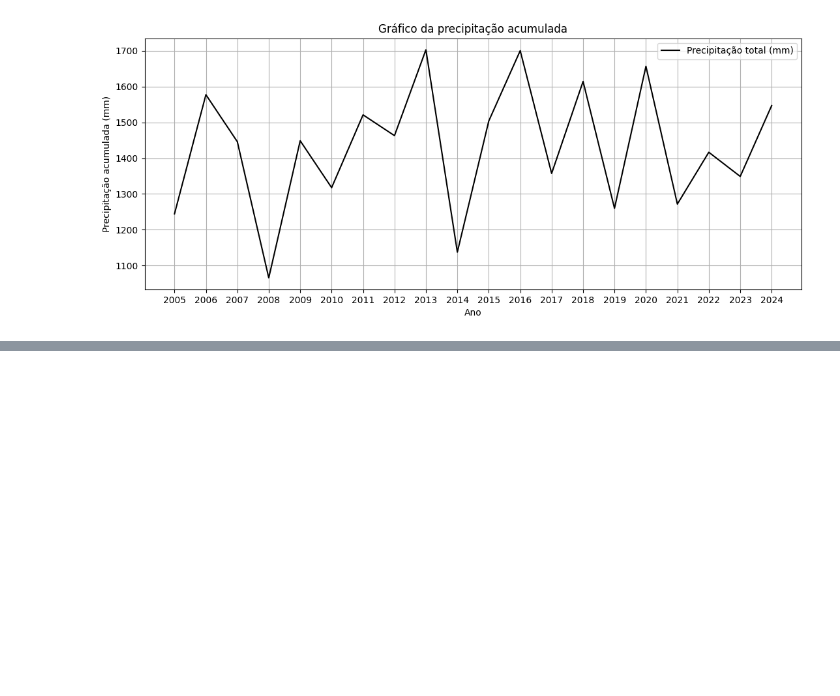
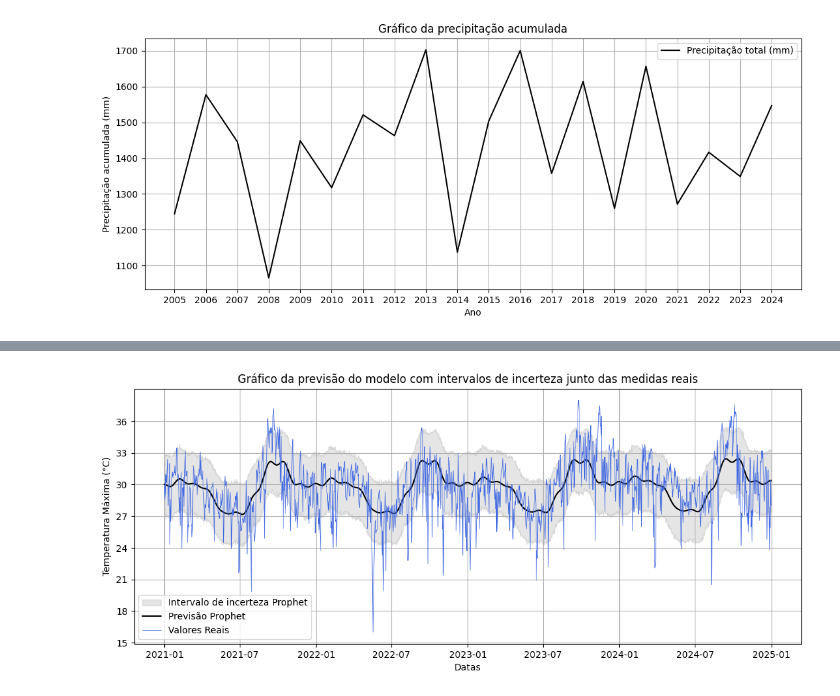
Before and after one commit to paula-belr/series-temporais-temperatura, a Jupyter notebook: atividade_extensionista_II.ipynb, the cells around one changed output, grey strips where cells are left out. Saved outputs shown, nothing was run; the diff lists cells and outputs as text; code cells hidden in the pictures; blank space fills up the shorter version.

Commit message:
feature: adicionando 'regressor' no modelo de previsão de temperaturas máximas e avaliando o modelo

```diff
--- a/atividade_extensionista_II.ipynb
+++ b/atividade_extensionista_II.ipynb
@@ -680,0 +621,16 @@ plt.show()
+# %%
+# Dividindo dados em treino e teste
+treino, teste = train_test_split(df, test_size = 0.2, shuffle = False)
+
+# Instanciando o modelo
+modelo = Prophet(daily_seasonality = False, weekly_seasonality = False)
+
+# Treinando o modelo
+modelo.fit(treino)
+
+# Fazendo previsões
+previsao = modelo.predict(teste)
+
+# Apresentando a tabela da previsão do modelo, apresentando a incerteza
+# associada
+previsao[['ds', 'yhat', 'yhat_lower', 'yhat_upper']]
@@ -680,0 +665,34 @@ plt.show()
+# %%
+fig, ax = plt.subplots()
+
+fig.set_size_inches(13, 5)
+
+ax.set_title('Gráfico da previsão do modelo com intervalos de incerteza junto das medidas reais')
+ax.set_xlabel('Datas')
+ax.set_ylabel('Temperatura Máxima (°C)')
+ax.set_yticks(np.arange(15, 39, 3))
+
+ax.fill_between(previsao['ds'],
+                previsao['yhat_lower'],
+                previsao['yhat_upper'],
+                color='grey',
+                alpha=0.2,
+                label='Intervalo de incerteza Prophet')
+
+ax.plot(previsao['ds'],
+        previsao['yhat'],
+        label = 'Previsão Prophet',
+        c = 'k',
+        lw = 1.5)
+
+ax.plot(teste['ds'],
+        teste['y'],
+        label = 'Valores Reais',
+        c = 'royalblue',
+        lw = 0.6)
+
+ax.legend()
+ax.grid()
+fig.show()
+# %% [output]
+[figure, added]
```
Also changed, not shown: parts of 30 cells of this notebook.
